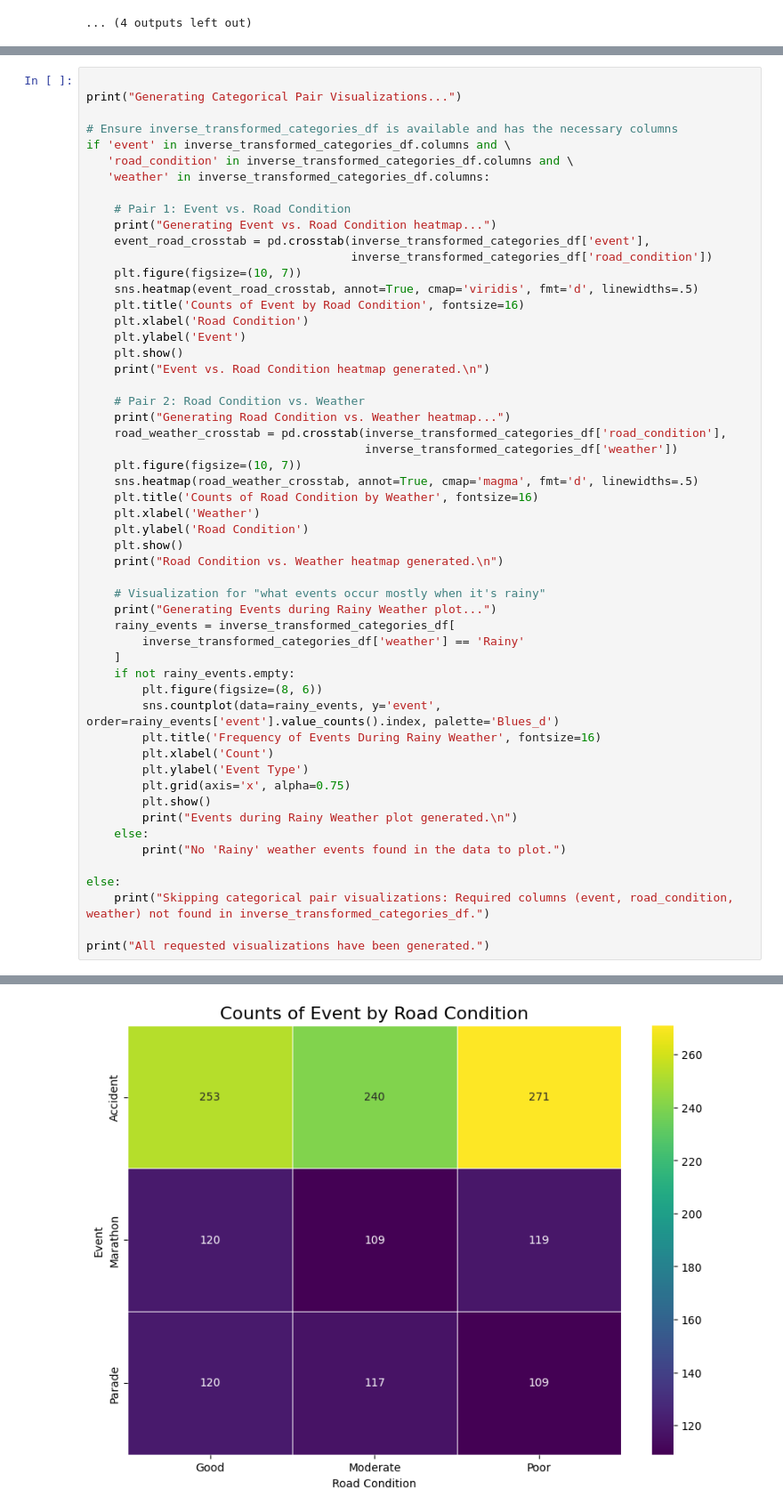
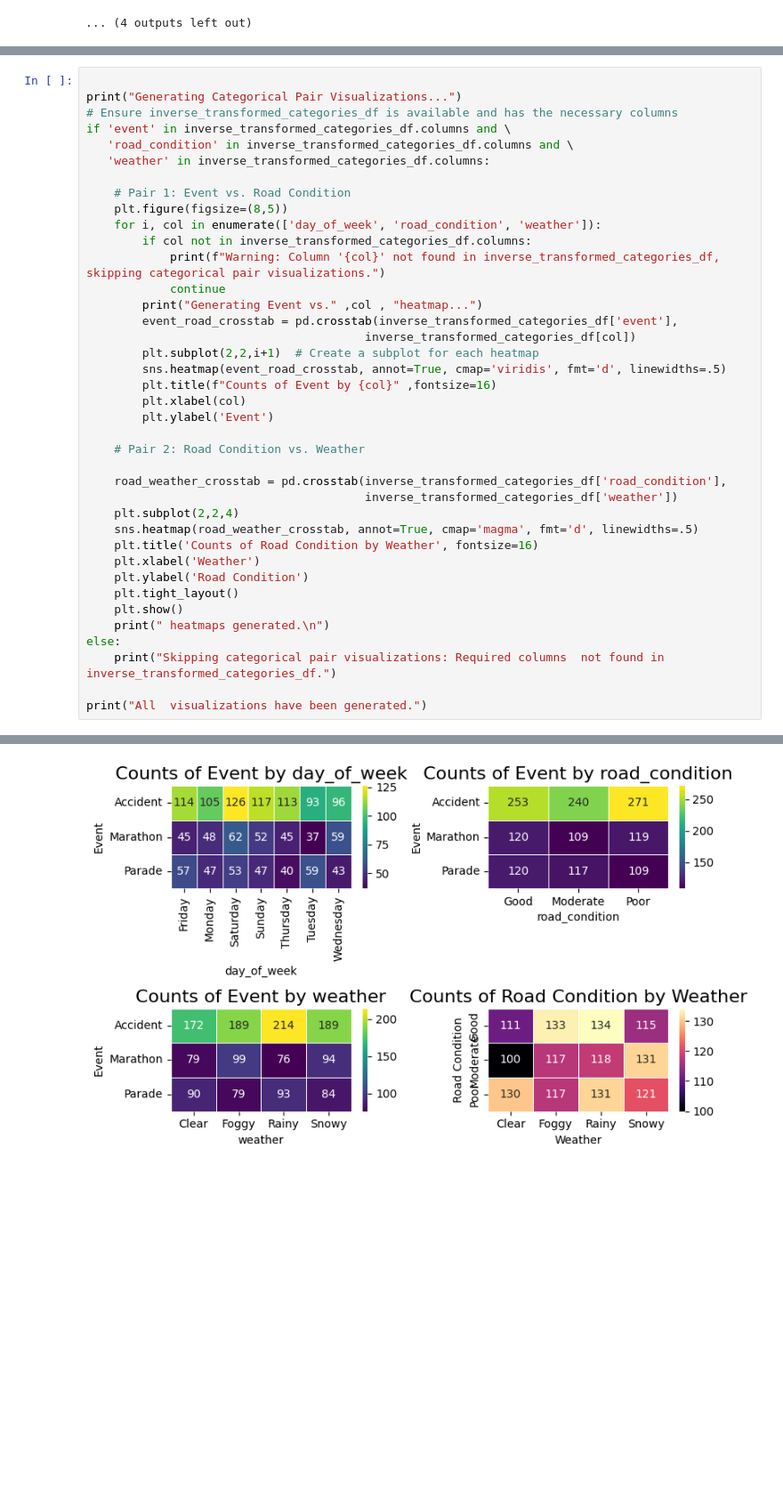
Before and after one commit to OmallaRoy/Machine-learining-project, a Jupyter notebook: traffic_forecasting.ipynb, the cells around one changed output, grey strips where cells are left out. Shown at 89% size. Saved outputs shown, nothing was run; the diff lists cells and outputs as text; blank space fills up the shorter version.

Commit message:
i have added more visuals that can help us make valuable and robust recommendations.

```diff
--- a/traffic_forecasting.ipynb
+++ b/traffic_forecasting.ipynb
@@ -618,56 +630,41 @@ All requested visualizations have been generated.
 # %%
 
 print("Generating Categorical Pair Visualizations...")
-
 # Ensure inverse_transformed_categories_df is available and has the necessary columns
 if 'event' in inverse_transformed_categories_df.columns and \
    'road_condition' in inverse_transformed_categories_df.columns and \
    'weather' in inverse_transformed_categories_df.columns:
 
     # Pair 1: Event vs. Road Condition
-    print("Generating Event vs. Road Condition heatmap...")
-    event_road_crosstab = pd.crosstab(inverse_transformed_categories_df['event'],
-                                      inverse_transformed_categories_df['road_condition'])
-    plt.figure(figsize=(10, 7))
-    sns.heatmap(event_road_crosstab, annot=True, cmap='viridis', fmt='d', linewidths=.5)
-    plt.title('Counts of Event by Road Condition', fontsize=16)
-    plt.xlabel('Road Condition')
-    plt.ylabel('Event')
-    plt.show()
-    print("Event vs. Road Condition heatmap generated.\n")
+    plt.figure(figsize=(8,5))
+    for i, col in enumerate(['day_of_week', 'road_condition', 'weather']):
+        if col not in inverse_transformed_categories_df.columns:
+            print(f"Warning: Column '{col}' not found in inverse_transformed_categories_df, skipping categorical pair visualizations.")
+            continue
+        print("Generating Event vs." ,col , "heatmap...")
+        event_road_crosstab = pd.crosstab(inverse_transformed_categories_df['event'],
+                                        inverse_transformed_categories_df[col])
+        plt.subplot(2,2,i+1)  # Create a subplot for each heatmap
+        sns.heatmap(event_road_crosstab, annot=True, cmap='viridis', fmt='d', linewidths=.5)
+        plt.title(f"Counts of Event by {col}" ,fontsize=16)
+        plt.xlabel(col)
+        plt.ylabel('Event')
 
     # Pair 2: Road Condition vs. Weather
-    print("Generating Road Condition vs. Weather heatmap...")
+
     road_weather_crosstab = pd.crosstab(inverse_transformed_categories_df['road_condition'],
                                         inverse_transformed_categories_df['weather'])
-    plt.figure(figsize=(10, 7))
+    plt.subplot(2,2,4)
     sns.heatmap(road_weather_crosstab, annot=True, cmap='magma', fmt='d', linewidths=.5)
     plt.title('Counts of Road Condition by Weather', fontsize=16)
     plt.xlabel('Weather')
     plt.ylabel('Road Condition')
+    plt.tight_layout()
     plt.show()
-    print("Road Condition vs. Weather heatmap generated.\n")
+    print(" heatmaps generated.\n")
+else:
+    print("Skipping categorical pair visualizations: Required columns  not found in inverse_transformed_categories_df.")
 
-    # Visualization for "what events occur mostly when it's rainy"
-    print("Generating Events during Rainy Weather plot...")
-    rainy_events = inverse_transformed_categories_df[
-        inverse_transformed_categories_df['weather'] == 'Rainy'
-    ]
-    if not rainy_events.empty:
-        plt.figure(figsize=(8, 6))
-        sns.countplot(data=rainy_events, y='event', order=rainy_events['event'].value_counts().index, palette='Blues_d')
-        plt.title('Frequency of Events During Rainy Weather', fontsize=16)
-        plt.xlabel('Count')
-        plt.ylabel('Event Type')
-        plt.grid(axis='x', alpha=0.75)
-        plt.show()
-        print("Events during Rainy Weather plot generated.\n")
-    else:
-        print("No 'Rainy' weather events found in the data to plot.")
-
-else:
-    print("Skipping categorical pair visualizations: Required columns (event, road_condition, weather) not found in inverse_transformed_categories_df.")
-
-print("All requested visualizations have been generated.")
+print("All  visualizations have been generated.")
 # %% [output]
 Generating Categorical Pair Visualizations...
@@ -675 +674 @@ Generating Event vs. Road Condition heatmap...
-[figure, old version]
+[figure, new version]
```
Also changed, not shown: parts of 8 cells of this notebook.
